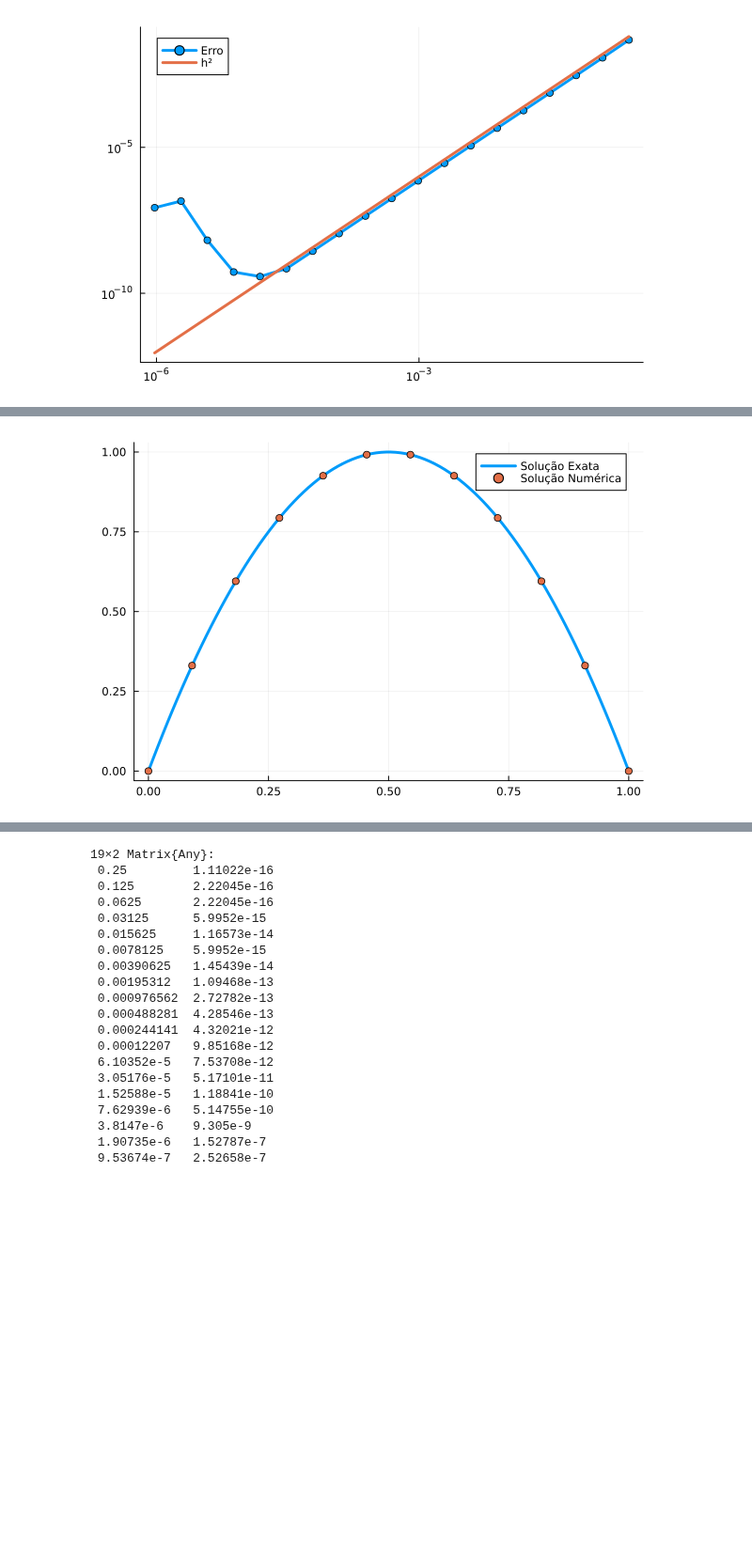
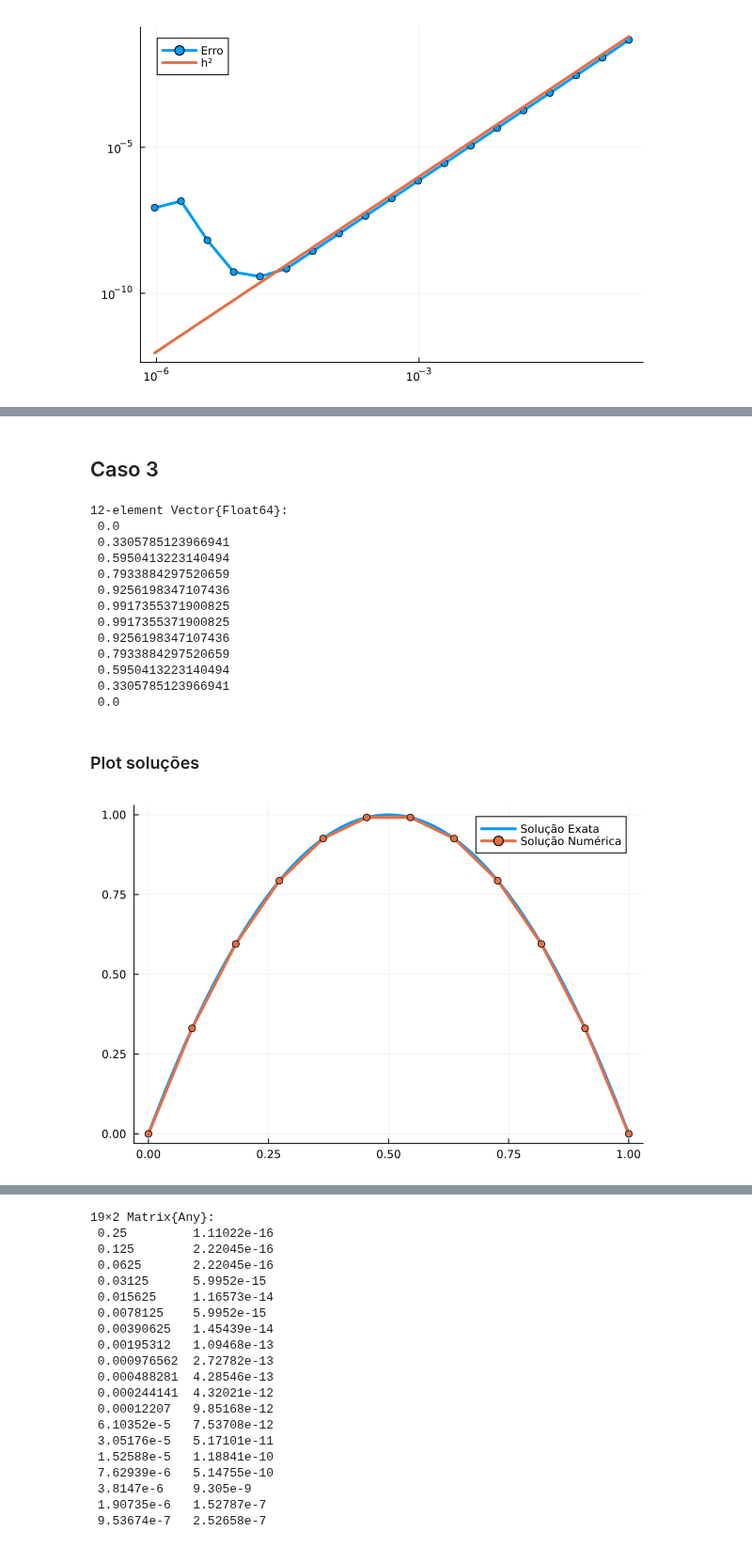
Before and after one commit to CarlosEduardoValladares/Elementos-Finitos-2024.2, a Jupyter notebook: elementos_finitos_01.ipynb, the cells around one changed output, grey strips where cells are left out. Shown at 94% size. Saved outputs shown, nothing was run; the diff lists cells and outputs as text; code cells hidden in the pictures; blank space fills up the shorter version.

```diff
--- a/elementos_finitos_01.ipynb
+++ b/elementos_finitos_01.ipynb
@@ -100,7 +208,0 @@ Caso 1 - Plot Soluções
-# %%
-function plot_exact_and_numerical(m::Int64, f_exact, sol_on_points)
-    points = get_point.(0:m+1, m)
-    plot(f_exact, range(0, 1, 100), lw=3, label="Solução Exata")
-    plot!(points, sol_on_points, lw=3, seriestype=:scatter, label="Solução Numérica")
-
-end
@@ -308,12 +314,28 @@ Caso 3 - plot
+# %% [markdown]
+## Caso 3
 # %%
 m = 10
 α = 1.0
 β = 0.0
 K = monta_K(α, β, m)
 galerkin_sol_3 = solve_via_galerkin_1(α, β, m, K, f3)
-
-points = get_point.(0:m+1, m)
-
-plot_exact_and_numerical(m, f3_solution, galerkin_sol_3)
 # %% [output]
-[figure, removed]
+12-element Vector{Float64}:
+ 0.0
+ 0.3305785123966941
+ 0.5950413223140494
+ 0.7933884297520659
+ 0.9256198347107436
+ 0.9917355371900825
+ 0.9917355371900825
+ 0.9256198347107436
+ 0.7933884297520659
+ 0.5950413223140494
+ 0.3305785123966941
+ 0.0
+# %% [markdown]
+### Plot soluções
+# %%
+plot_exact_and_numerical(m, f3_solution, galerkin_sol_3, true)
+# %% [output]
+[figure, added]
```
Also changed, not shown: parts of 33 cells of this notebook.
